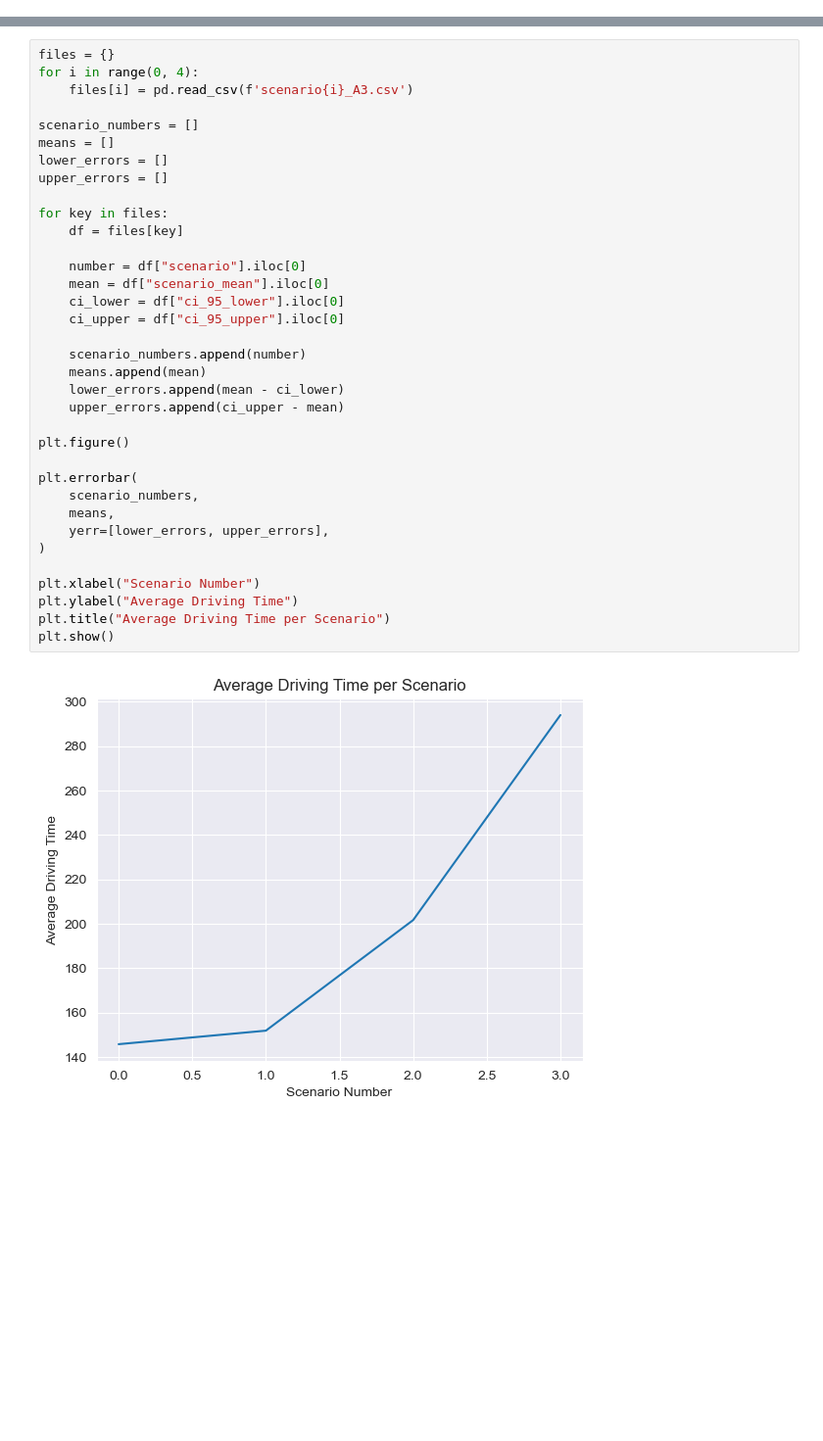
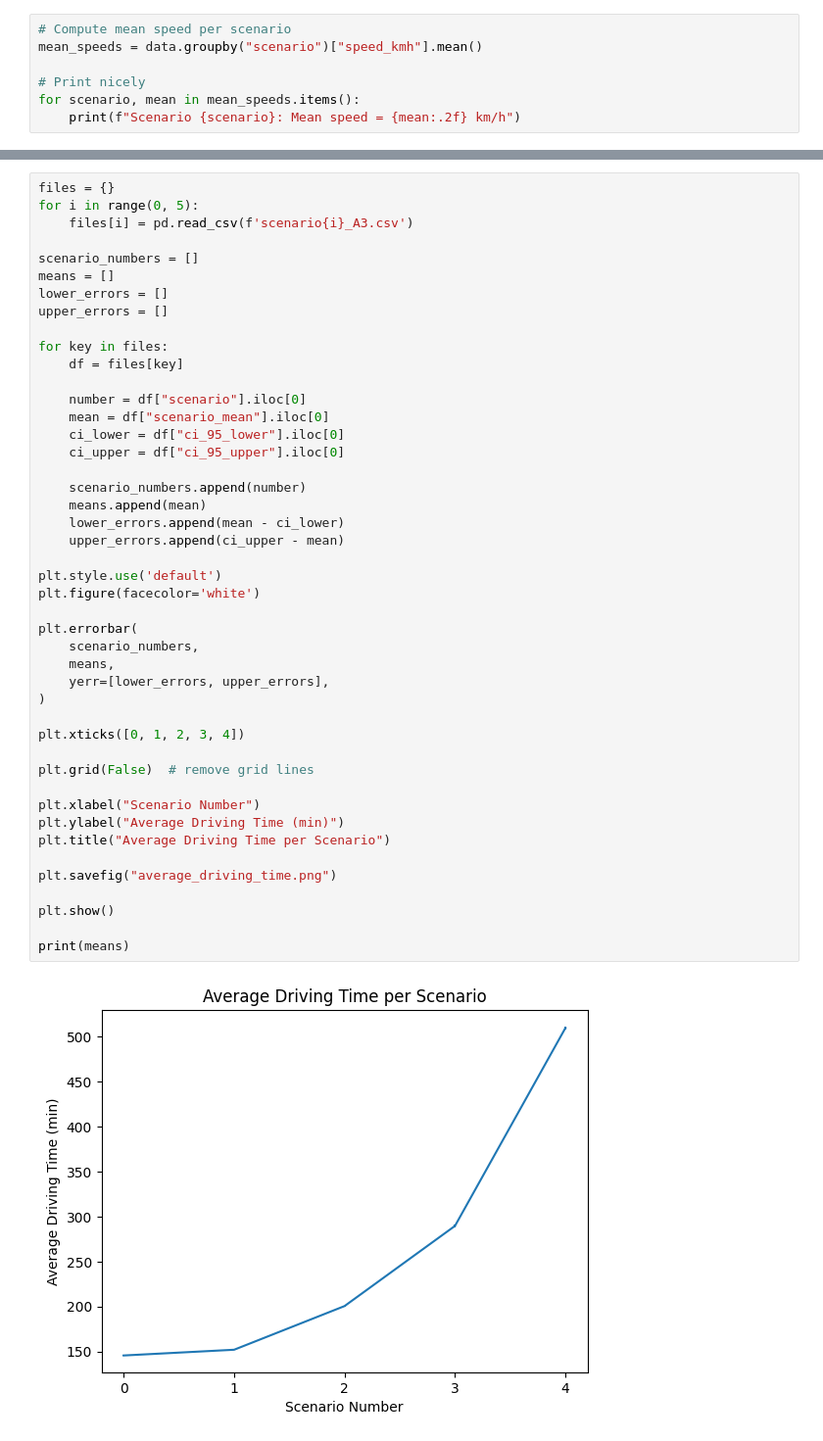
Before and after one commit to lukavicius/advsim, a Jupyter notebook: lab 3/EPA133a-G10-A3/EPA133a-G10-A3/model/experiment/expriment_results_viz.ipynb, the cells around one changed output, grey strips where cells are left out. Shown at 98% size. Cells and saved outputs as stored; diff of their text form; blank space fills up the shorter version.

```diff
--- a/lab 3/EPA133a-G10-A3/EPA133a-G10-A3/model/experiment/expriment_results_viz.ipynb
+++ b/lab 3/EPA133a-G10-A3/EPA133a-G10-A3/model/experiment/expriment_results_viz.ipynb
@@ -123,0 +102,7 @@ Name: count, dtype: int64
+# %%
+# Compute mean speed per scenario
+mean_speeds = data.groupby("scenario")["speed_kmh"].mean()
+
+# Print nicely
+for scenario, mean in mean_speeds.items():
+    print(f"Scenario {scenario}: Mean speed = {mean:.2f} km/h")
@@ -124,37 +115,47 @@ Name: count, dtype: int64
 # %%
 files = {}
-for i in range(0, 4):
+for i in range(0, 5):
     files[i] = pd.read_csv(f'scenario{i}_A3.csv')
 
 scenario_numbers = []
 means = []
 lower_errors = []
 upper_errors = []
 
 for key in files:
     df = files[key]
 
     number = df["scenario"].iloc[0]
     mean = df["scenario_mean"].iloc[0]
     ci_lower = df["ci_95_lower"].iloc[0]
     ci_upper = df["ci_95_upper"].iloc[0]
 
     scenario_numbers.append(number)
     means.append(mean)
     lower_errors.append(mean - ci_lower)
     upper_errors.append(ci_upper - mean)
 
-plt.figure()
+plt.style.use('default')
+plt.figure(facecolor='white')
 
 plt.errorbar(
     scenario_numbers,
     means,
     yerr=[lower_errors, upper_errors],
 )
 
+plt.xticks([0, 1, 2, 3, 4])
+
+plt.grid(False)  # remove grid lines
+
 plt.xlabel("Scenario Number")
-plt.ylabel("Average Driving Time")
+plt.ylabel("Average Driving Time (min)")
 plt.title("Average Driving Time per Scenario")
+
+plt.savefig("average_driving_time.png")
+
 plt.show()
+
+print(means)
 # %% [output]
-[figure, old version]
+[figure, new version]
```
Also changed, not shown: parts of 9 cells of this notebook, 4 other files.
